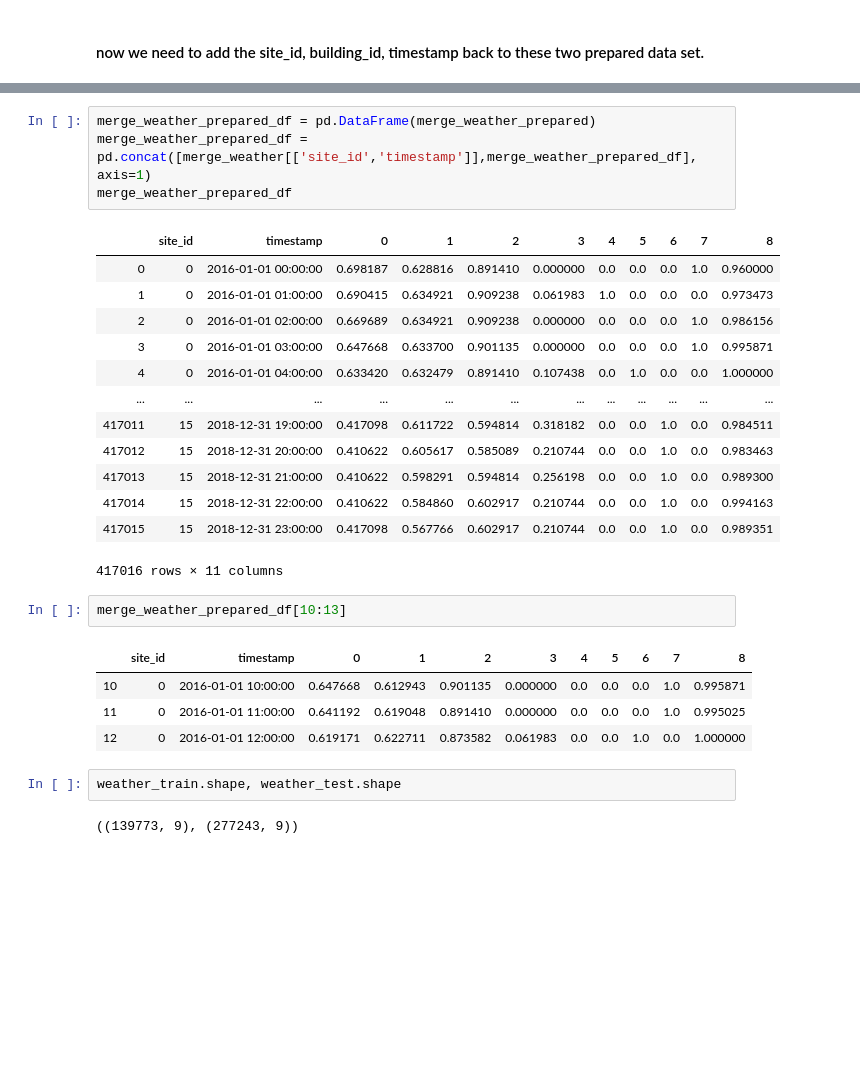
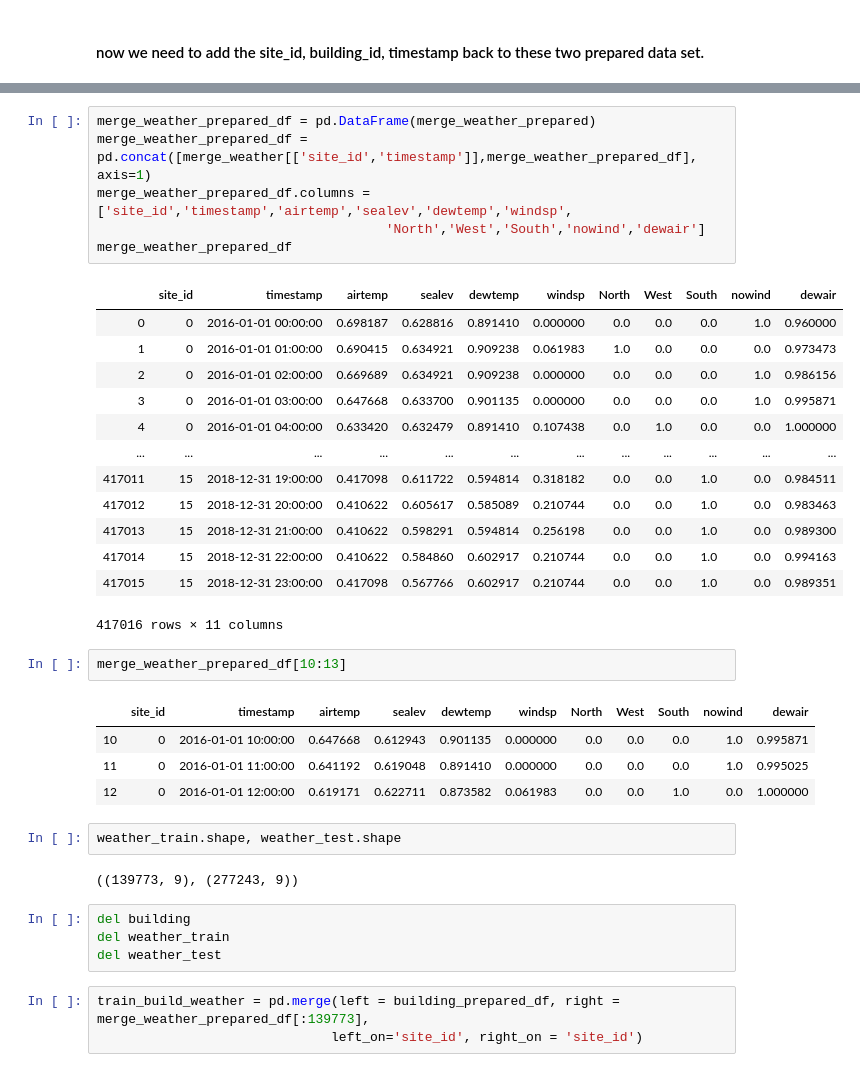
Before and after one commit to Runmangogo/Kaggle_ASHRAE_energy, a Jupyter notebook: DataCleaning.ipynb, the cells around one changed output, grey strips where cells are left out. Cells and saved outputs as stored; diff of their text form; blank space fills up the shorter version.

```diff
--- a/DataCleaning.ipynb
+++ b/DataCleaning.ipynb
@@ -573,9 +545,11 @@ building_prepared_df
 # %%
 merge_weather_prepared_df = pd.DataFrame(merge_weather_prepared)
 merge_weather_prepared_df = pd.concat([merge_weather[['site_id','timestamp']],merge_weather_prepared_df], axis=1)
+merge_weather_prepared_df.columns = ['site_id','timestamp','airtemp','sealev','dewtemp','windsp',
+                                     'North','West','South','nowind','dewair']
 merge_weather_prepared_df
 # %% [output]
-|  | site_id | timestamp | 0 | 1 | 2 | 3 | 4 | 5 | 6 | 7 | 8 |
+|  | site_id | timestamp | airtemp | sealev | dewtemp | windsp | North | West | South | nowind | dewair |
 | 0 | 0 | 2016-01-01 00:00:00 | 0.698187 | 0.628816 | 0.891410 | 0.000000 | 0.0 | 0.0 | 0.0 | 1.0 | 0.960000 |
 | 1 | 0 | 2016-01-01 01:00:00 | 0.690415 | 0.634921 | 0.909238 | 0.061983 | 1.0 | 0.0 | 0.0 | 0.0 | 0.973473 |
 | 2 | 0 | 2016-01-01 02:00:00 | 0.669689 | 0.634921 | 0.909238 | 0.000000 | 0.0 | 0.0 | 0.0 | 1.0 | 0.986156 |
@@ -591,7 +565,7 @@ merge_weather_prepared_df
 # %%
 merge_weather_prepared_df[10:13]
 # %% [output]
-|  | site_id | timestamp | 0 | 1 | 2 | 3 | 4 | 5 | 6 | 7 | 8 |
+|  | site_id | timestamp | airtemp | sealev | dewtemp | windsp | North | West | South | nowind | dewair |
 | 10 | 0 | 2016-01-01 10:00:00 | 0.647668 | 0.612943 | 0.901135 | 0.000000 | 0.0 | 0.0 | 0.0 | 1.0 | 0.995871 |
 | 11 | 0 | 2016-01-01 11:00:00 | 0.641192 | 0.619048 | 0.891410 | 0.000000 | 0.0 | 0.0 | 0.0 | 1.0 | 0.995025 |
 | 12 | 0 | 2016-01-01 12:00:00 | 0.619171 | 0.622711 | 0.873582 | 0.061983 | 0.0 | 0.0 | 1.0 | 0.0 | 1.000000 |
@@ -599,3 +573,10 @@ merge_weather_prepared_df[10:13]
 weather_train.shape, weather_test.shape
 # %% [output]
 ((139773, 9), (277243, 9))
+# %%
+del building
+del weather_train
+del weather_test
+# %%
+train_build_weather = pd.merge(left = building_prepared_df, right = merge_weather_prepared_df[:139773],
+                              left_on='site_id', right_on = 'site_id')
```
Also changed, not shown: parts of 16 cells of this notebook.
